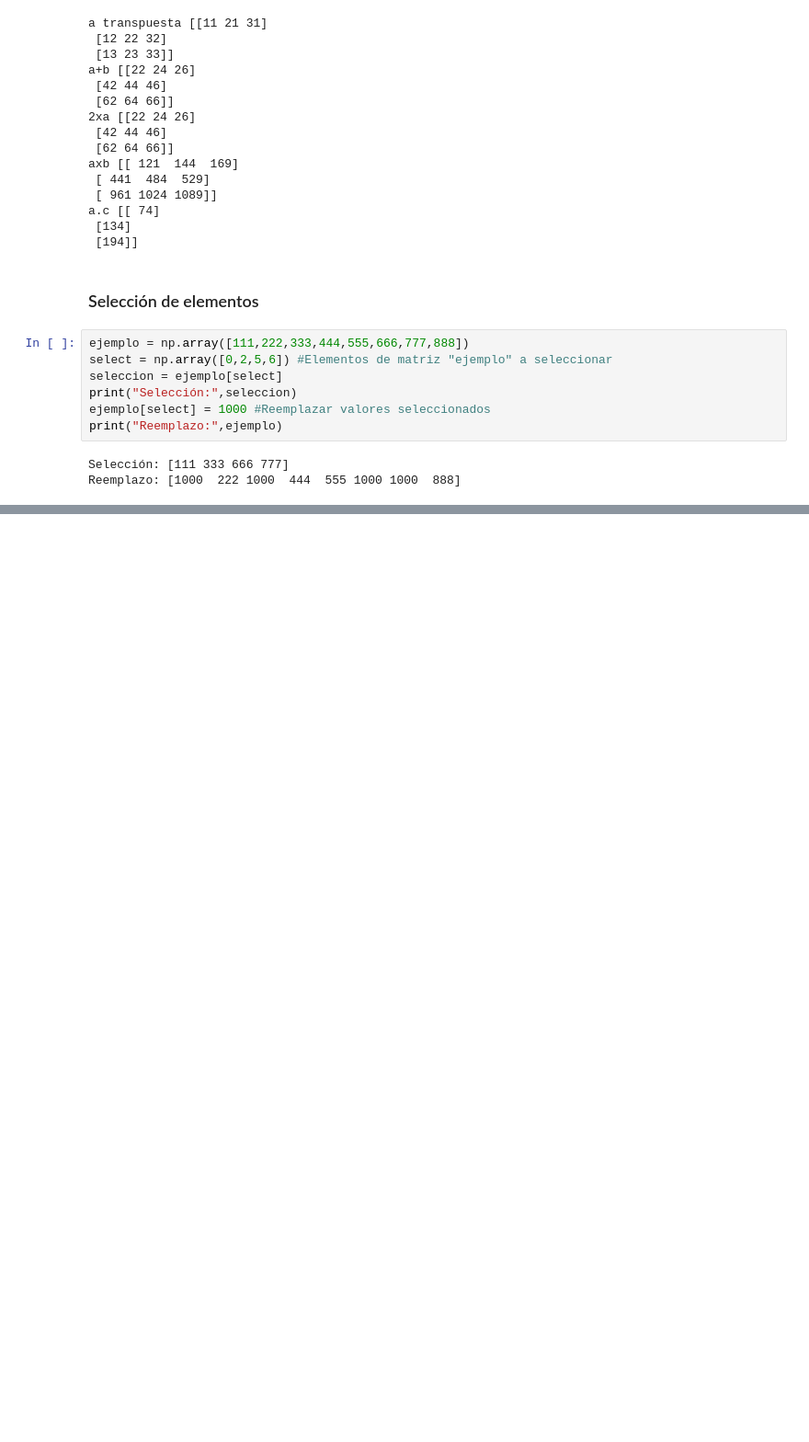
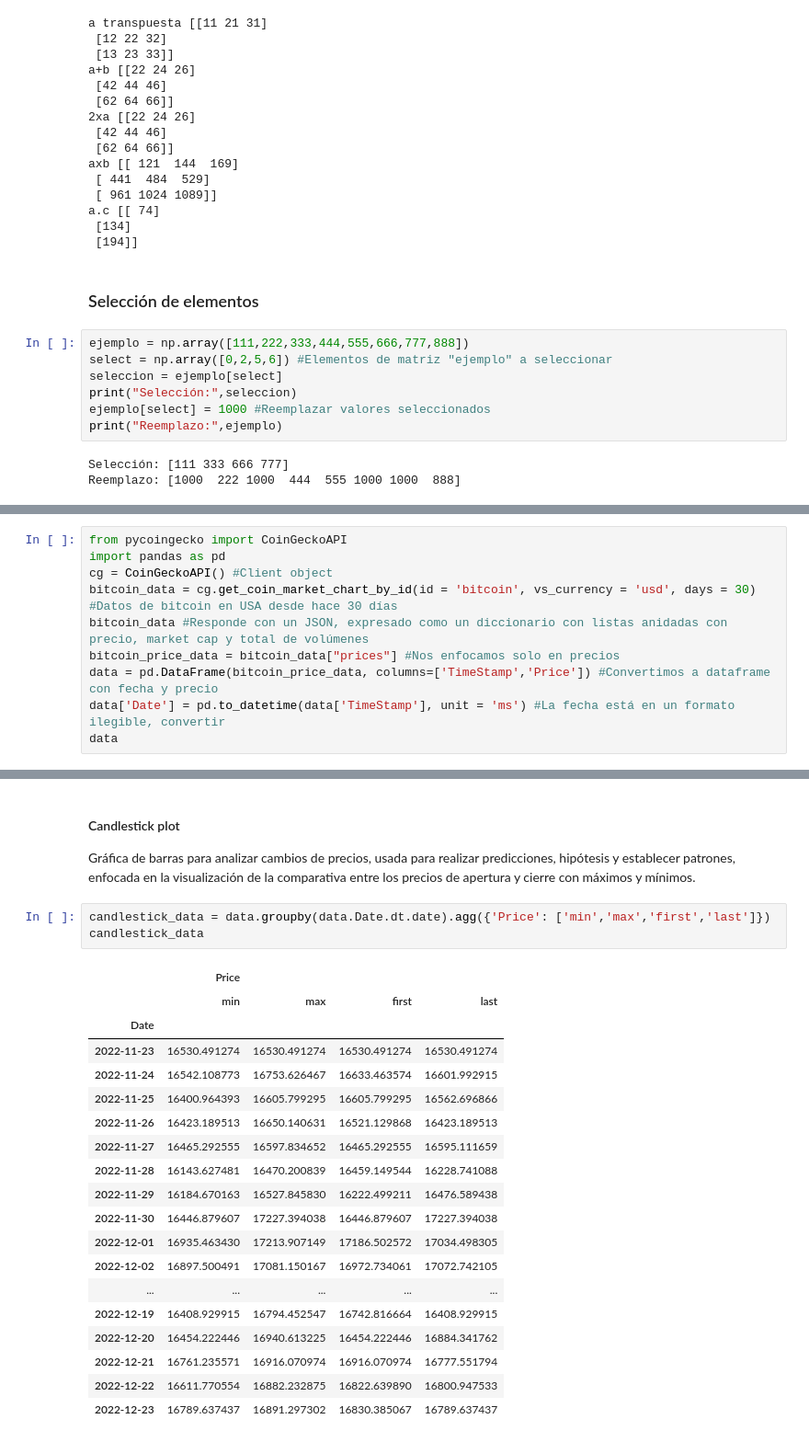
Before and after one commit to jbojacap/Apuntes-cursos-Data-Science, a Jupyter notebook: Certificado profesional de data science/Python for data science, AI and development.ipynb, the cells around one changed output, grey strips where cells are left out. Shown: that part at 92% size. Cells and saved outputs as stored; diff of their text form; blank space fills up the shorter version.

```diff
--- a/Certificado profesional de data science/Python for data science, AI and development.ipynb
+++ b/Certificado profesional de data science/Python for data science, AI and development.ipynb
@@ -818,0 +838,10 @@ Reemplazo: [1000  222 1000  444  555 1000 1000  888]
+# %%
+from pycoingecko import CoinGeckoAPI
+import pandas as pd
+cg = CoinGeckoAPI() #Client object
+bitcoin_data = cg.get_coin_market_chart_by_id(id = 'bitcoin', vs_currency = 'usd', days = 30) #Datos de bitcoin en USA desde hace 30 días
+bitcoin_data #Responde con un JSON, expresado como un diccionario con listas anidadas con precio, market cap y total de volúmenes
+bitcoin_price_data = bitcoin_data["prices"] #Nos enfocamos solo en precios
+data = pd.DataFrame(bitcoin_price_data, columns=['TimeStamp','Price']) #Convertimos a dataframe con fecha y precio
+data['Date'] = pd.to_datetime(data['TimeStamp'], unit = 'ms') #La fecha está en un formato ilegible, convertir
+data
@@ -818,0 +862,27 @@ Reemplazo: [1000  222 1000  444  555 1000 1000  888]
+# %% [markdown]
+#### Candlestick plot
+
+Gráfica de barras para analizar cambios de precios, usada para realizar predicciones, hipótesis y establecer patrones, enfocada en la visualización de la comparativa entre los precios de apertura y cierre con máximos y mínimos.
+# %%
+candlestick_data = data.groupby(data.Date.dt.date).agg({'Price': ['min','max','first','last']})
+candlestick_data
+# %% [output]
+|  | Price |  |  |  |
+|  | min | max | first | last |
+| Date |  |  |  |  |
+| 2022-11-23 | 16530.491274 | 16530.491274 | 16530.491274 | 16530.491274 |
+| 2022-11-24 | 16542.108773 | 16753.626467 | 16633.463574 | 16601.992915 |
+| 2022-11-25 | 16400.964393 | 16605.799295 | 16605.799295 | 16562.696866 |
+| 2022-11-26 | 16423.189513 | 16650.140631 | 16521.129868 | 16423.189513 |
+| 2022-11-27 | 16465.292555 | 16597.834652 | 16465.292555 | 16595.111659 |
+| 2022-11-28 | 16143.627481 | 16470.200839 | 16459.149544 | 16228.741088 |
+| 2022-11-29 | 16184.670163 | 16527.845830 | 16222.499211 | 16476.589438 |
+| 2022-11-30 | 16446.879607 | 17227.394038 | 16446.879607 | 17227.394038 |
+| 2022-12-01 | 16935.463430 | 17213.907149 | 17186.502572 | 17034.498305 |
+| 2022-12-02 | 16897.500491 | 17081.150167 | 16972.734061 | 17072.742105 |
+| ... | ... | ... | ... | ... |
+| 2022-12-19 | 16408.929915 | 16794.452547 | 16742.816664 | 16408.929915 |
+| 2022-12-20 | 16454.222446 | 16940.613225 | 16454.222446 | 16884.341762 |
+| 2022-12-21 | 16761.235571 | 16916.070974 | 16916.070974 | 16777.551794 |
+| 2022-12-22 | 16611.770554 | 16882.232875 | 16822.639890 | 16800.947533 |
+| 2022-12-23 | 16789.637437 | 16891.297302 | 16830.385067 | 16789.637437 |
```
Also changed, not shown: parts of 7 cells of this notebook.
